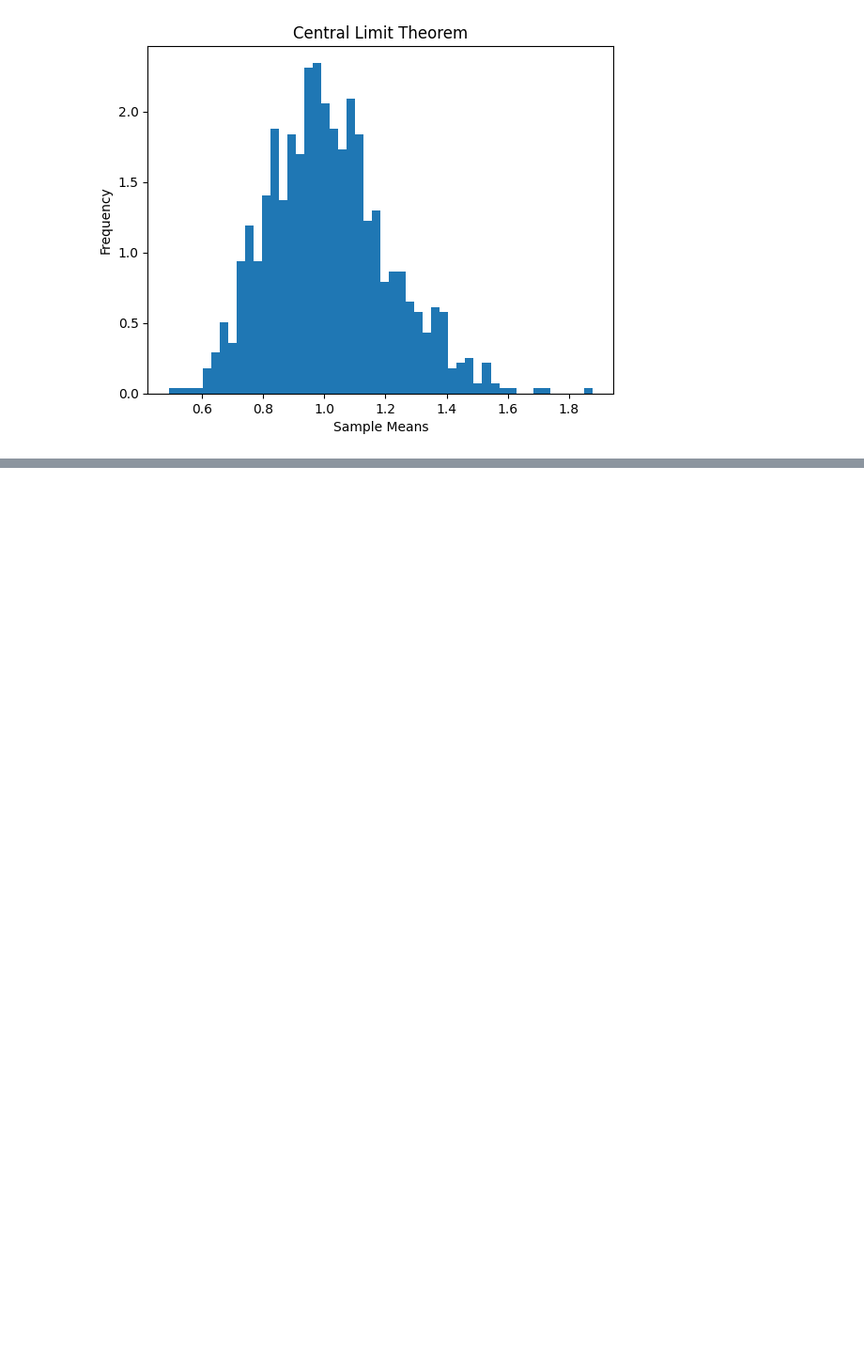
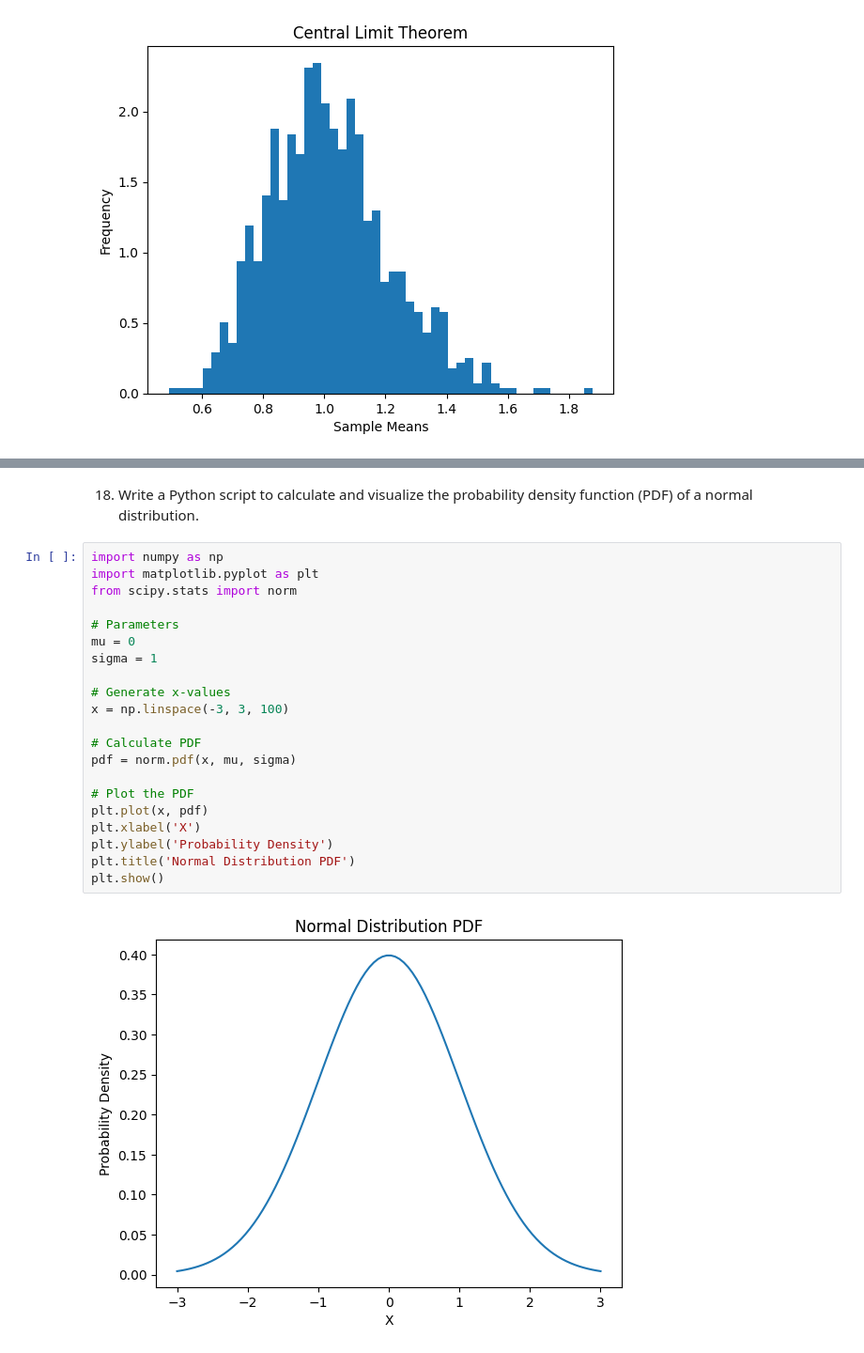
Before and after one commit to AenaMajumder/Statistics-Advance-Part-1-Assignment, a Jupyter notebook: Statistics_Advance_Part_1_Assignment.ipynb, the cells around one changed output, grey strips where cells are left out. Shown: that part at 94% size. Drawn from its saved outputs; the diff is of its cells as text; blank space fills up the shorter version.

```diff
--- a/Statistics_Advance_Part_1_Assignment.ipynb
+++ b/Statistics_Advance_Part_1_Assignment.ipynb
@@ -343,0 +555,25 @@ plt.show()
+# %% [markdown]
+18. Write a Python script to calculate and visualize the probability density function (PDF) of a normal distribution.
+# %%
+import numpy as np
+import matplotlib.pyplot as plt
+from scipy.stats import norm
+
+# Parameters
+mu = 0
+sigma = 1
+
+# Generate x-values
+x = np.linspace(-3, 3, 100)
+
+# Calculate PDF
+pdf = norm.pdf(x, mu, sigma)
+
+# Plot the PDF
+plt.plot(x, pdf)
+plt.xlabel('X')
+plt.ylabel('Probability Density')
+plt.title('Normal Distribution PDF')
+plt.show()
+# %% [output]
+[figure, added]
```
Also changed, not shown: parts of 20 cells of this notebook.
